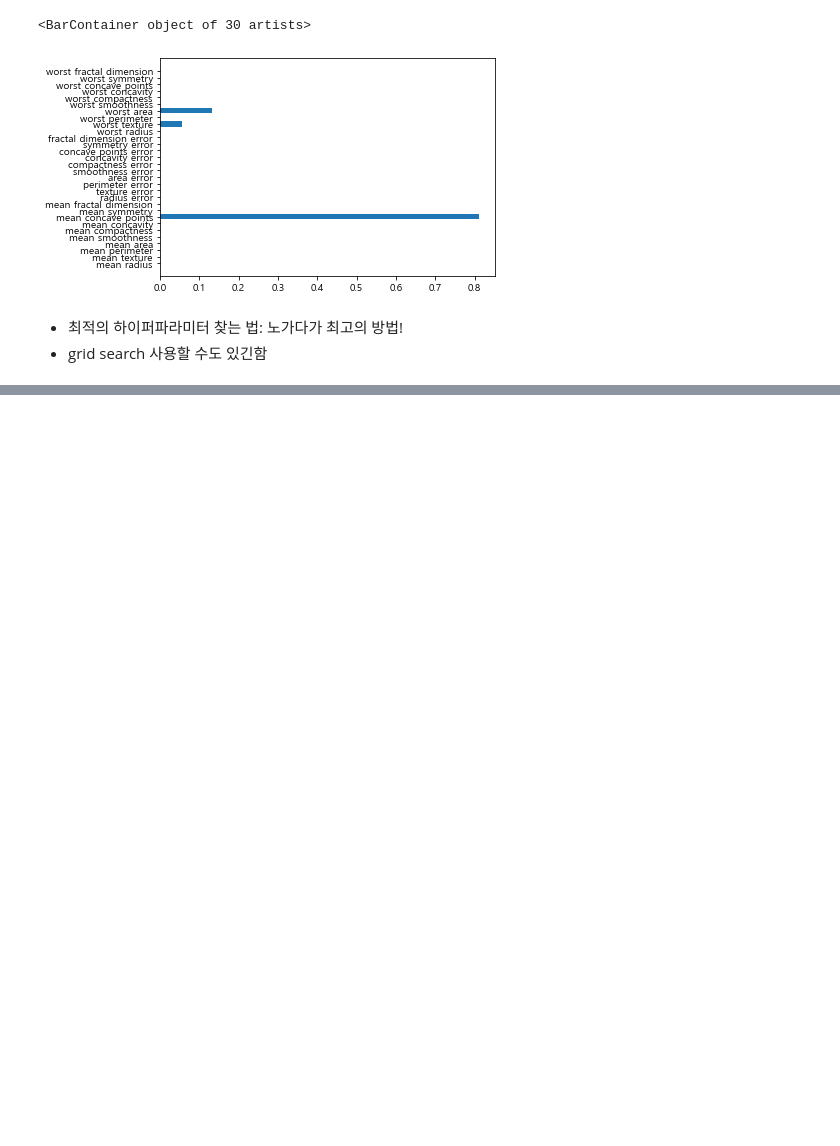
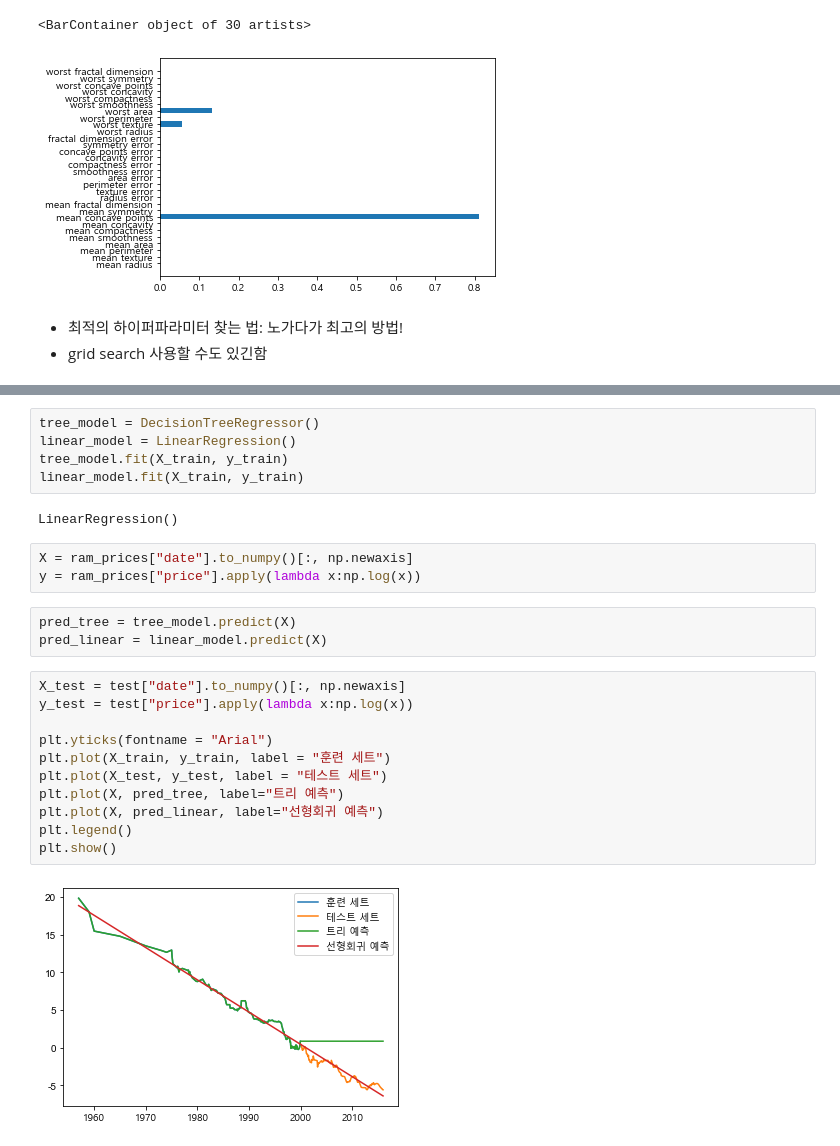
Before and after one commit to eeyeji/MachineLearning, a Jupyter notebook: 4일차/decisionTree.ipynb, the cells around one changed output, grey strips where cells are left out. Saved outputs shown, nothing was run; the diff lists cells and outputs as text; blank space fills up the shorter version.

```diff
--- a/4일차/decisionTree.ipynb
+++ b/4일차/decisionTree.ipynb
@@ -122,0 +159,26 @@ plt.barh(x,y)
+# %%
+tree_model = DecisionTreeRegressor()
+linear_model = LinearRegression()
+tree_model.fit(X_train, y_train)
+linear_model.fit(X_train, y_train)
+# %% [output]
+LinearRegression()
+# %%
+X = ram_prices["date"].to_numpy()[:, np.newaxis]
+y = ram_prices["price"].apply(lambda x:np.log(x))
+# %%
+pred_tree = tree_model.predict(X)
+pred_linear = linear_model.predict(X)
+# %%
+X_test = test["date"].to_numpy()[:, np.newaxis]
+y_test = test["price"].apply(lambda x:np.log(x))
+
+plt.yticks(fontname = "Arial")
+plt.plot(X_train, y_train, label = "훈련 세트")
+plt.plot(X_test, y_test, label = "테스트 세트")
+plt.plot(X, pred_tree, label="트리 예측")
+plt.plot(X, pred_linear, label="선형회귀 예측")
+plt.legend()
+plt.show()
+# %% [output]
+[figure, added]
```
Also changed, not shown: parts of 10 cells of this notebook, 2 other files.
